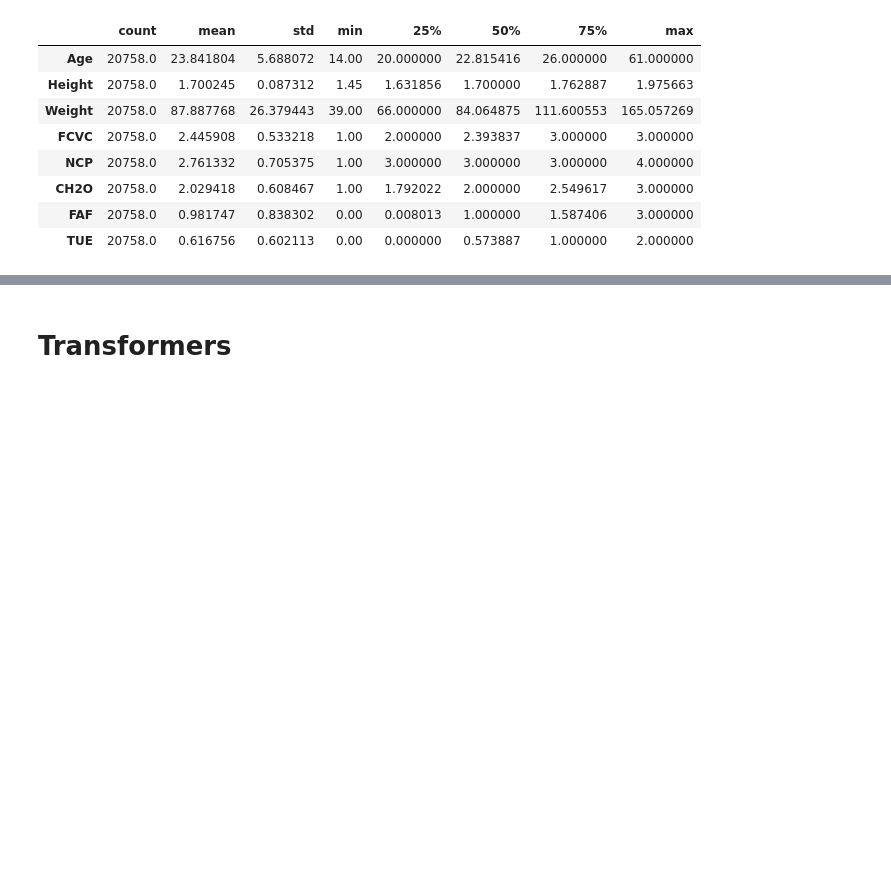
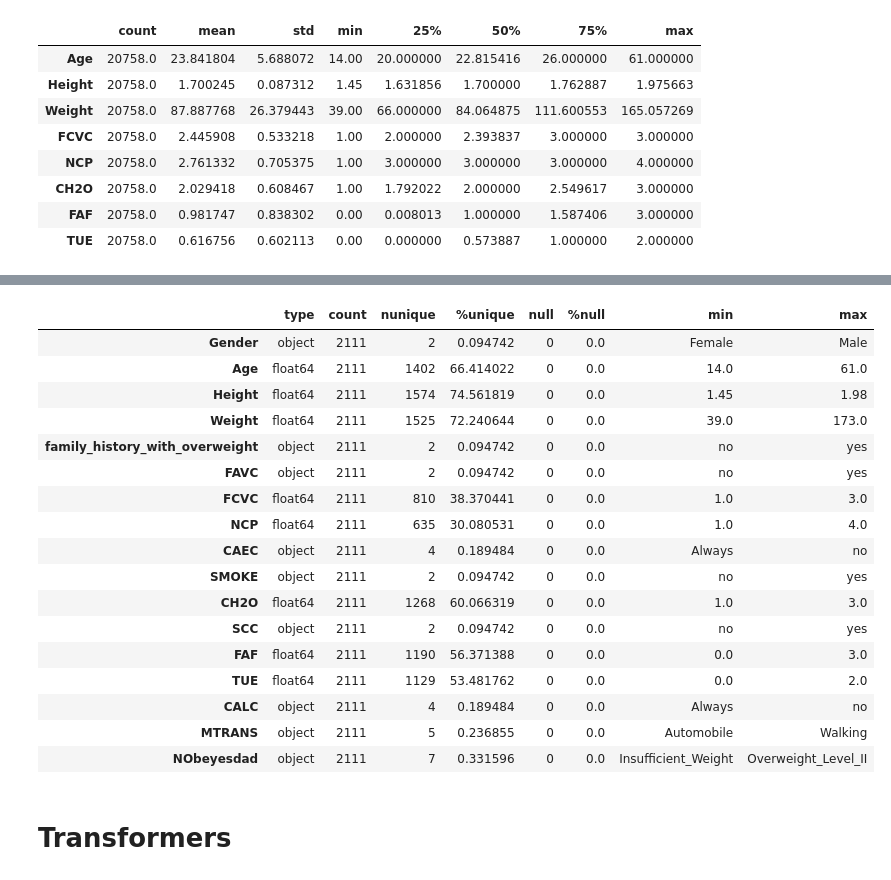
Before and after one commit to marcgloaguen/playgroundseries_s4e2, a Jupyter notebook: ParameterSearch.ipynb, the cells around one changed output, grey strips where cells are left out. Drawn from its saved outputs; the diff is of its cells as text; code cells hidden in the pictures; blank space fills up the shorter version.

Commit message:
Changes to be committed: 	modified:   ParameterSearch.ipynb 	new file:   data/ObesityRiskPrediction.csv

```diff
--- a/ParameterSearch.ipynb
+++ b/ParameterSearch.ipynb
@@ -62,6 +62,8 @@ import warnings
 warnings.filterwarnings('ignore')
 # %%
 train = pd.read_csv('data/train.csv', index_col = 'id')
+# %%
+obesity = pd.read_csv("data/ObesityRiskPrediction.csv")
 # %% [markdown]
 # Exploration
 # %%
@@ -141,3 +152,24 @@ train.describe().T
+# %%
+report(obesity)
+# %% [output]
+|  | type | count | nunique | %unique | null | %null | min | max |
+| Gender | object | 2111 | 2 | 0.094742 | 0 | 0.0 | Female | Male |
+| Age | float64 | 2111 | 1402 | 66.414022 | 0 | 0.0 | 14.0 | 61.0 |
+| Height | float64 | 2111 | 1574 | 74.561819 | 0 | 0.0 | 1.45 | 1.98 |
+| Weight | float64 | 2111 | 1525 | 72.240644 | 0 | 0.0 | 39.0 | 173.0 |
+| family_history_with_overweight | object | 2111 | 2 | 0.094742 | 0 | 0.0 | no | yes |
+| FAVC | object | 2111 | 2 | 0.094742 | 0 | 0.0 | no | yes |
+| FCVC | float64 | 2111 | 810 | 38.370441 | 0 | 0.0 | 1.0 | 3.0 |
+| NCP | float64 | 2111 | 635 | 30.080531 | 0 | 0.0 | 1.0 | 4.0 |
+| CAEC | object | 2111 | 4 | 0.189484 | 0 | 0.0 | Always | no |
+| SMOKE | object | 2111 | 2 | 0.094742 | 0 | 0.0 | no | yes |
+| CH2O | float64 | 2111 | 1268 | 60.066319 | 0 | 0.0 | 1.0 | 3.0 |
+| SCC | object | 2111 | 2 | 0.094742 | 0 | 0.0 | no | yes |
+| FAF | float64 | 2111 | 1190 | 56.371388 | 0 | 0.0 | 0.0 | 3.0 |
+| TUE | float64 | 2111 | 1129 | 53.481762 | 0 | 0.0 | 0.0 | 2.0 |
+| CALC | object | 2111 | 4 | 0.189484 | 0 | 0.0 | Always | no |
+| MTRANS | object | 2111 | 5 | 0.236855 | 0 | 0.0 | Automobile | Walking |
+| NObeyesdad | object | 2111 | 7 | 0.331596 | 0 | 0.0 | Insufficient_Weight | Overweight_Level_II |
 # %% [markdown]
 # Transformers
 # %%
```
Also changed, not shown: parts of 1 cell of this notebook, 1 other file.
